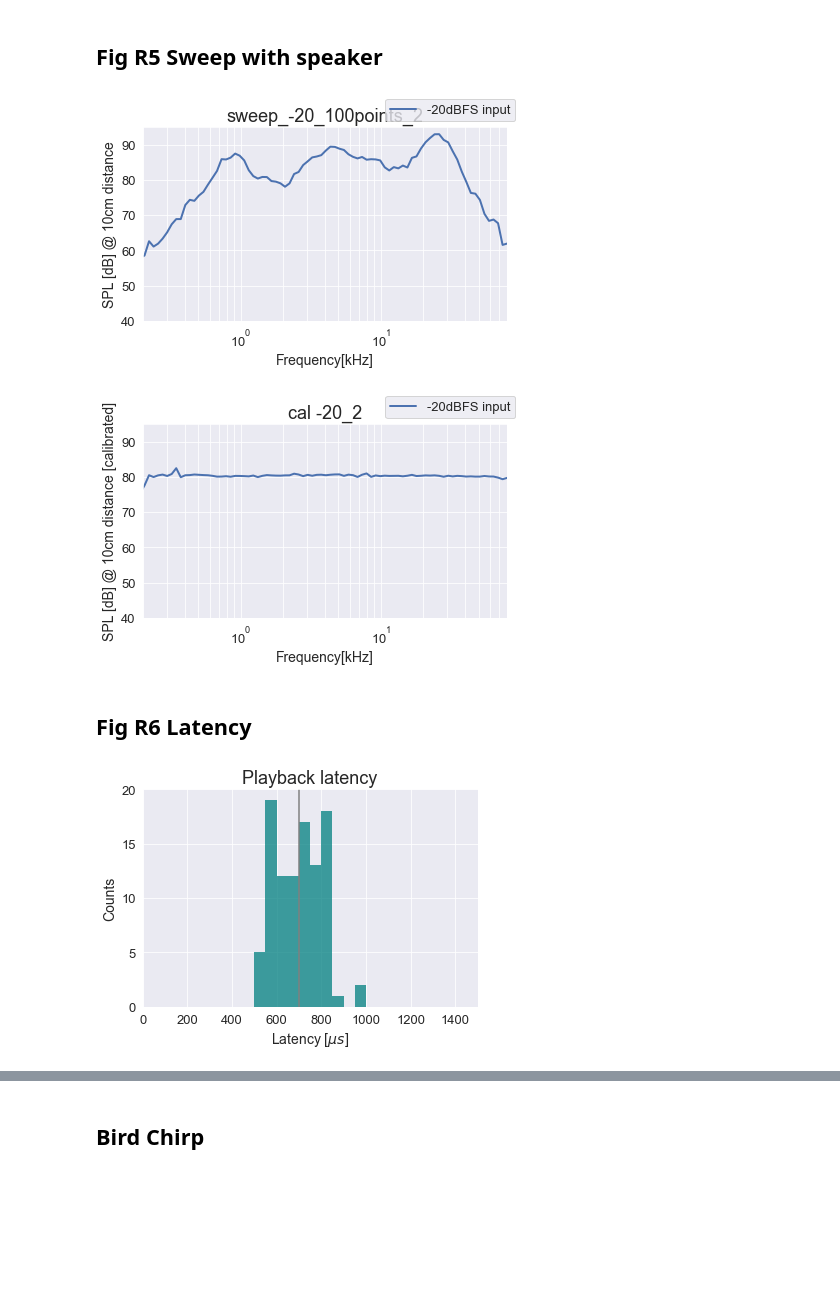
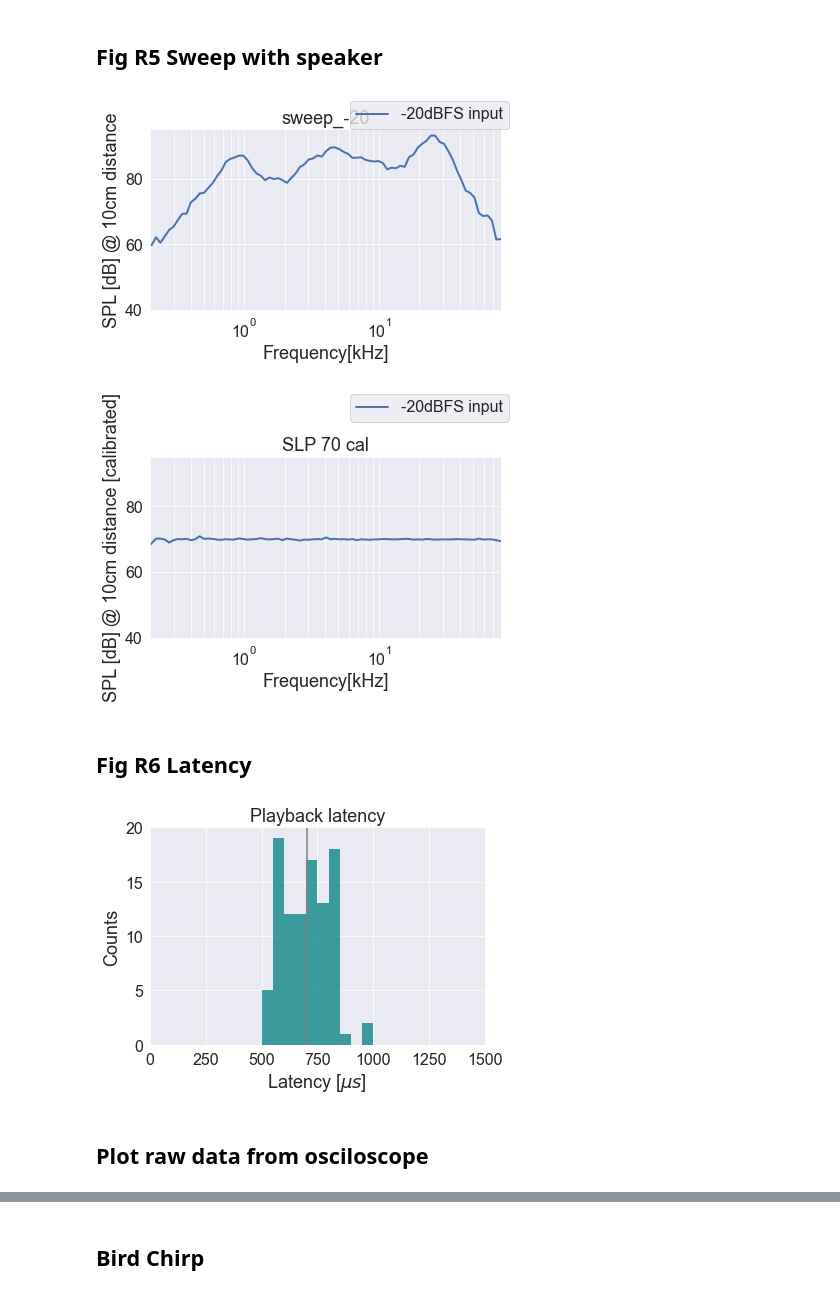
Before and after one commit to bruno-f-cruz/SoundBoard_cfhw, a Jupyter notebook: AnalysisCode/Figure_generation.ipynb, the cells around one changed output, grey strips where cells are left out. Drawn from its saved outputs; the diff is of its cells as text; code cells hidden in the pictures; blank space fills up the shorter version.

Commit message:
added assembled figures draft

```diff
--- a/AnalysisCode/Figure_generation.ipynb
+++ b/AnalysisCode/Figure_generation.ipynb
@@ -25,11 +25,11 @@ savefigures = False
 #Global Viz settings
 sns.set_style('darkgrid') # darkgrid, white grid, dark, white and ticks
 plt.rc('axes', titlesize=18)     # fontsize of the axes title
-plt.rc('axes', labelsize=14)    # fontsize of the x and y labels
-plt.rc('xtick', labelsize=13)    # fontsize of the tick labels
-plt.rc('ytick', labelsize=13)    # fontsize of the tick labels
-plt.rc('legend', fontsize=13)    # legend fontsize
-plt.rc('font', size=13)          # controls default text sizes
+plt.rc('axes', labelsize=18)    # fontsize of the x and y labels
+plt.rc('xtick', labelsize=16)    # fontsize of the tick labels
+plt.rc('ytick', labelsize=16)    # fontsize of the tick labels
+plt.rc('legend', fontsize=16)    # legend fontsize
+plt.rc('font', size=16)          # controls default text sizes
 
 mpl.rcParams['pdf.fonttype'] = 42
 mpl.rcParams['ps.fonttype'] = 42
@@ -185,7 +185,7 @@ for ii in (1,2):
     plt.title(labelString)
     plt.xlabel("Frequency[kHz]")
     plt.ylabel(labelString)
-    #plt.legend()
+    plt.legend()
 
     ax.set_xscale('log', base=10)
     ax.set_ylim(ylim2set)
@@ -405,9 +405,9 @@ for ii in (1,2):
     secax_y.set_ylabel('Percentage')
     secax_y.set_yticks((0.0001,0.001,0.01,0.1,1))
 
+    if savefigures:
+        fig.savefig(genpath(r4_data_path.name + '_' + sheet))
     fig.show()
-
-
 
 
 ## Chirp spectrogram (DAC + AMP)
@@ -433,7 +433,9 @@ cb.set_label('Magnitude [dB]')
 plt.title('Measured spectrogram DAC+AMP[dB]')
 ax.set_xlim((0,1))
 
-plt.show()
+if savefigures:
+    fig.savefig(genpath("Fig R4 Chirp_exit_amp"))
+fig.show()
 # %% [output]
 ['SB_AMP_THD+N_CHR_-10dBFS_4Ohms', 'SB_AMP_THD+N_CHR_-20dBFS_4Ohms', 'SB_AMP_THD+N_CHR_-30dBFS_4Ohms', 'SB_AMP_THD+N_CHR_-40dBFS_4Ohms', 'SB_AMP_THD+N_CHR_0dBFS_4Ohms']
 ['SB_AMP_THD_CHR_-10dBFS_4Ohms', 'SB_AMP_THD_CHR_-20dBFS_4Ohms', 'SB_AMP_THD_CHR_-30dBFS_4Ohms', 'SB_AMP_THD_CHR_-40dBFS_4Ohms', 'SB_AMP_THD_CHR_0dBFS_4Ohms']
@@ -461,36 +463,36 @@ for iexp in (-1, 0, 1 , 2, 3, 4):
 plt.xticks(np.concatenate(ll))
 ax.set_xlim(min_freq, max_freq)
 if savefigures:
     fig.savefig(genpath(sweep_path.name + '_' + sheetName))
 fig.show()
 
 
 
 sweep_path = dataTargetFolder / "Fig R5 cal_2020_02_11.xlsx"
-sheetName = 'cal -20_2'
+sheetName = 'SLP 70 cal'
 d = load_xlsx_sheet(sweep_path, skiprows = 15, col1 = 0, col2 = 11, sheetName=sheetName)
 fig, ax = plot_quick_XY(d, figsize = default_fig_size,
     c = myColorPal[0],
     title = sheetName,
     xlabel = "Frequency[kHz]",
     ylabel = "SPL [dB] @ 10cm distance [calibrated]",
     xlim = (0,80), label = "-20dBFS input", linewidth= 2)
 fig.legend()
 ax.set_ylim((40,95))
 
 ax.set_xscale('log', base=10)
 ll = []
 for iexp in (-1, 0, 1 , 2, 3, 4):
     ll.append(np.arange(0,10, 1) * 10**(iexp))
 plt.xticks(np.concatenate(ll))
 ax.set_xlim(min_freq, max_freq)
 
 if savefigures:
     fig.savefig(genpath(sweep_path.name + '_' + sheetName))
 fig.show()
 # %% [output]
-[figure, old version]
+[figure, new version]
-[figure, old version]
+[figure, new version]
 # %% [markdown]
 ## Fig R6 Latency
 # %%
@@ -508,8 +510,11 @@ ax.set_ylim((0, 20))
 ax.set_xlim((0,1500))
 ax.set_title('Playback latency')
 ax.set_yticks(np.arange(0,25,5))
-fig.savefig(genpath(latencyData_path.name + '_' + 'PlaybackLatency'))
 
+if savefigures:
+    fig.savefig(genpath(latencyData_path.name + '_' + 'PlaybackLatency'))
 fig.show()
 # %% [output]
-[figure, old version]
+[figure, new version]
+# %% [markdown]
+## Plot raw data from osciloscope
```
Also changed, not shown: parts of 6 cells of this notebook, 8 other files.
